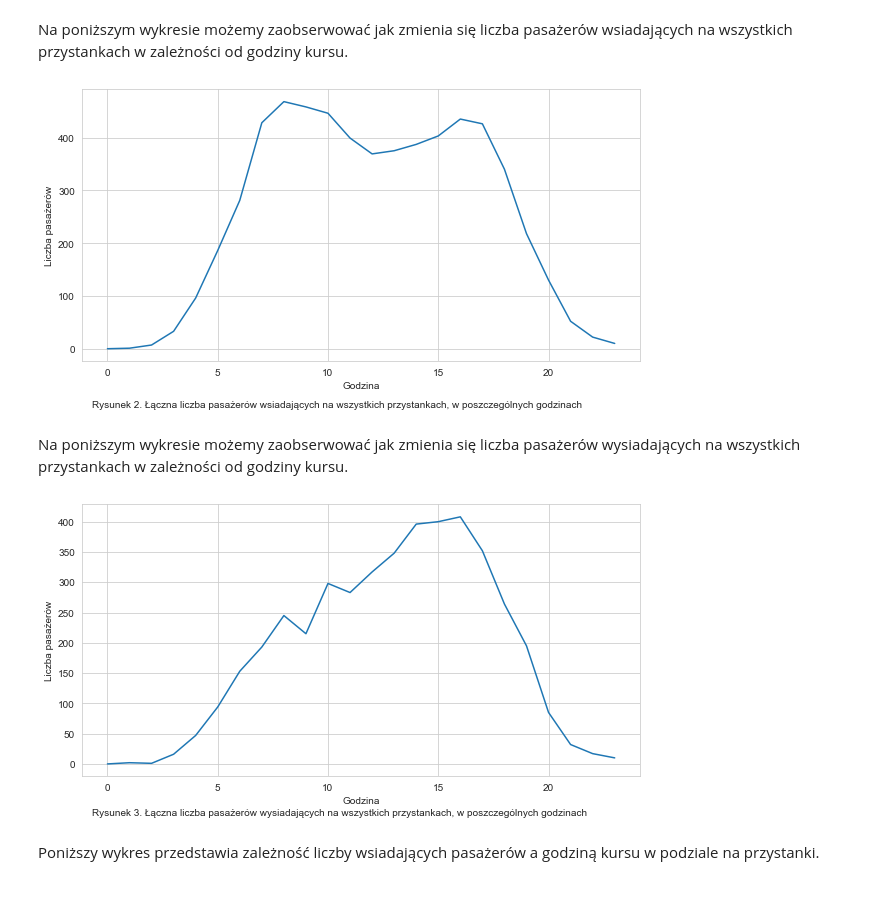
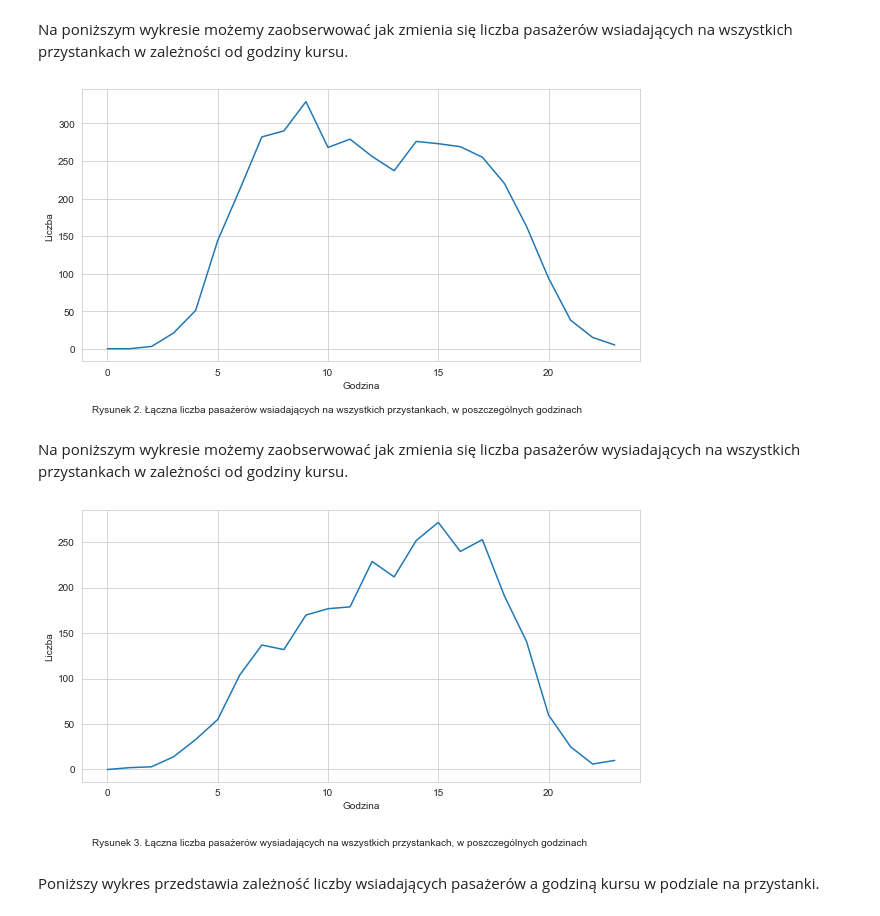
Before and after one commit to fmordarski/Passengers-simulation, a Jupyter notebook: Raport_MZK.ipynb, the cells around one changed output. Saved outputs shown, nothing was run; the diff lists cells and outputs as text; code cells hidden in the pictures.

```diff
--- a/Raport_MZK.ipynb
+++ b/Raport_MZK.ipynb
@@ -137,50 +134,43 @@ plt.text(-0.3, -1.2, "Rysunek 1. Funkcja popytu na usługi transportowe firmy We
 Na poniższym wykresie możemy zaobserwować jak zmienia się liczba pasażerów wsiadających na wszystkich przystankach w zależności od godziny kursu.
 # %%
 # Łaczna liczba pasażerów wsiadających
-
-cena_biletu=2
-passengers = simulate_passengers(cena_biletu)
-
+cena_biletu=2.8
 lista_h = list(range(0,24))
 lista_pass = []
 pass_l = 0
-for key,value in passengers.items():
+for key,value in simulate_passengers(cena_biletu).items():
     pass_l = 0
     for k, v in value.items():
         pass_l += (v['in'])
     lista_pass.append(pass_l)
 df = pd.DataFrame({'Godzina': lista_h, 'Liczba': lista_pass} )
 fig, ax = plt.subplots(figsize=(10,5))
-plt.plot(lista_h, lista_pass)
-plt.xlabel('Godzina')
-plt.ylabel('Liczba pasażerów')
-plt.text(-.7, -110,'Rysunek 2. Łączna liczba pasażerów wsiadających na wszystkich przystankach, w poszczególnych godzinach');
+sns.lineplot(data=df,x='Godzina',y='Liczba')
+plt.text(-.7, -84,'Rysunek 2. Łączna liczba pasażerów wsiadających na wszystkich przystankach, w poszczególnych godzinach');
 # %% [output]
-[figure, old version]
+[figure, new version]
 # %% [markdown]
 Na poniższym wykresie możemy zaobserwować jak zmienia się liczba pasażerów wysiadających na wszystkich przystankach w zależności od godziny kursu.
 # %%
 # Łaczna liczba pasażerów wysiadających
 
 lista_h = list(range(0,24))
 lista_pass_out = []
 pass_l = 0
-for key2,value2 in passengers.items():
+for key2,value2 in simulate_passengers(cena_biletu).items():
     pass_l = 0
     for k2, v2 in value2.items():
         if 'out' not in v2:
             pass_l += 0
         else:
             pass_l += v2['out']
     lista_pass_out.append(pass_l)
 df = pd.DataFrame({'Godzina': lista_h, 'Liczba': lista_pass_out} )
 fig, ax = plt.subplots(figsize=(10,5))
-plt.plot(lista_h, lista_pass_out)
-plt.xlabel('Godzina')
-plt.ylabel('Liczba pasażerów')
+sns.lineplot(data=df,x='Godzina',y='Liczba')
 plt.text(-.7, -84, 'Rysunek 3. Łączna liczba pasażerów wysiadających na wszystkich przystankach, w poszczególnych godzinach');
 # %% [output]
-[figure, old version]
+[figure, new version]
 # %% [markdown]
 Poniższy wykres przedstawia zależność liczby wsiadających pasażerów a godziną kursu w podziale na przystanki.
 # %%
```
Also changed, not shown: parts of 20 cells of this notebook.
